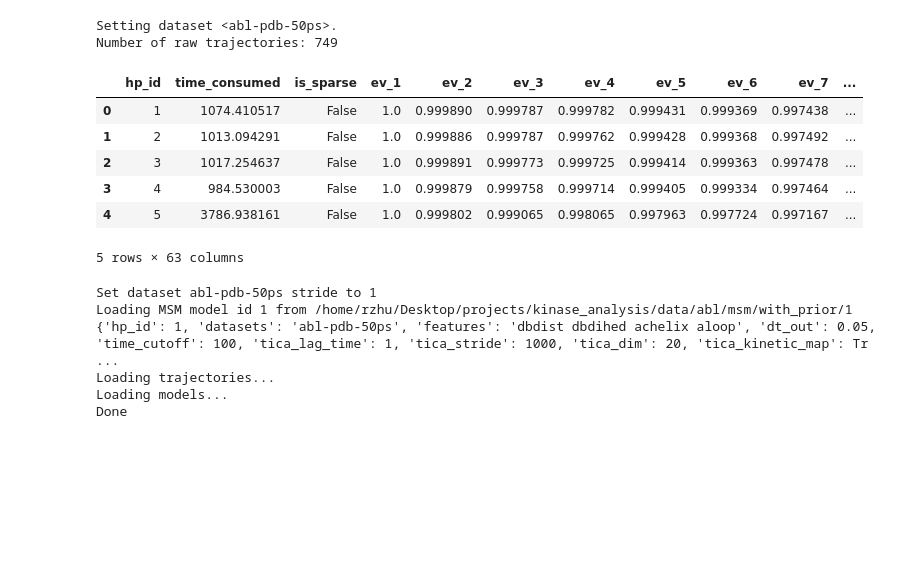
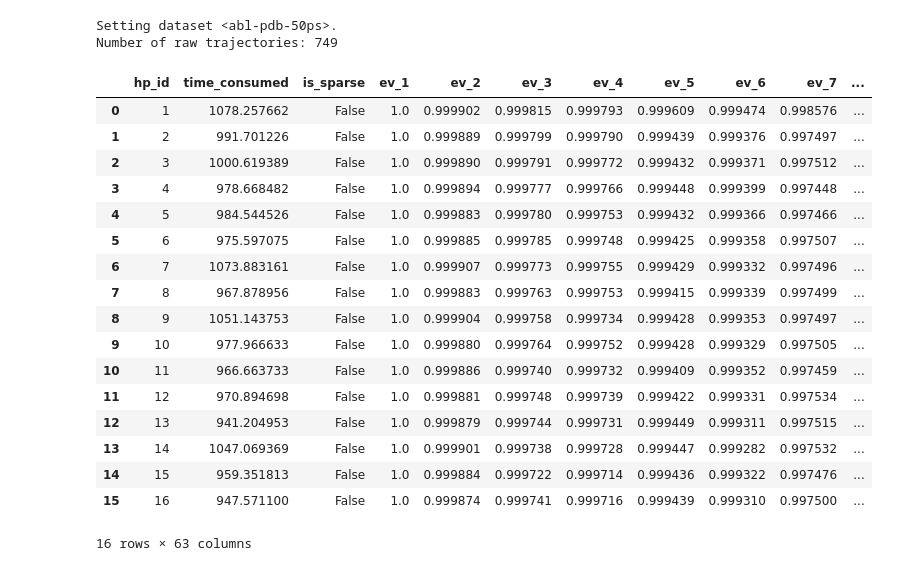
Before and after one commit to meyresearch/kinase_analysis, a Jupyter notebook: notebooks/plotting/plot_convergence.ipynb, the cells around one changed output. Saved outputs shown, nothing was run; the diff lists cells and outputs as text; code cells hidden in the pictures; blank space fills up the shorter version.

```diff
--- a/notebooks/plotting/plot_convergence.ipynb
+++ b/notebooks/plotting/plot_convergence.ipynb
@@ -23,38 +23,40 @@ plt.rcParams['axes.titlesize'] = 18   # Font size for title
 # %%
 protein = 'abl'
 key = 'abl-pdb-50ps' # Dataset key
-study = 'with_prior' # where the results are saved
+study = 'scan_lags' # where the results are saved
 data_path = Path(f'/home/rzhu/Desktop/projects/kinase_analysis/data') # base dir
 
 hps_df = pd.read_csv(data_path/f'{protein}'/'msm'/f'{study}'/'hps.csv')
 TD = TrajData(protein = protein)
 TD.add_dataset(rtraj_dir = Path(f'/arc/abl_processed/'),
                ftraj_dir= data_path / f'{protein}'/ f'{key}' / 'ftrajs',
                dt=0.05,
                key=key)
 study = MSMStudy(hps_table = hps_df,
                  traj_data = TD,
                  wk_dir = data_path/f'{protein}'/'msm'/f'{study}')
 study.observation
 # %% [output]
 Setting dataset <abl-pdb-50ps>.
 Number of raw trajectories: 749
 |  | hp_id | time_consumed | is_sparse | ev_1 | ev_2 | ev_3 | ev_4 | ev_5 | ev_6 | ev_7 | ... |
-| 0 | 1 | 1074.410517 | False | 1.0 | 0.999890 | 0.999787 | 0.999782 | 0.999431 | 0.999369 | 0.997438 | ... |
-| 1 | 2 | 1013.094291 | False | 1.0 | 0.999886 | 0.999787 | 0.999762 | 0.999428 | 0.999368 | 0.997492 | ... |
-| 2 | 3 | 1017.254637 | False | 1.0 | 0.999891 | 0.999773 | 0.999725 | 0.999414 | 0.999363 | 0.997478 | ... |
-| 3 | 4 | 984.530003 | False | 1.0 | 0.999879 | 0.999758 | 0.999714 | 0.999405 | 0.999334 | 0.997464 | ... |
-| 4 | 5 | 3786.938161 | False | 1.0 | 0.999802 | 0.999065 | 0.998065 | 0.997963 | 0.997724 | 0.997167 | ... |
+| 0 | 1 | 1078.257662 | False | 1.0 | 0.999902 | 0.999815 | 0.999793 | 0.999609 | 0.999474 | 0.998576 | ... |
+| 1 | 2 | 991.701226 | False | 1.0 | 0.999889 | 0.999799 | 0.999790 | 0.999439 | 0.999376 | 0.997497 | ... |
+| 2 | 3 | 1000.619389 | False | 1.0 | 0.999890 | 0.999791 | 0.999772 | 0.999432 | 0.999371 | 0.997512 | ... |
+| 3 | 4 | 978.668482 | False | 1.0 | 0.999894 | 0.999777 | 0.999766 | 0.999448 | 0.999399 | 0.997448 | ... |
+| 4 | 5 | 984.544526 | False | 1.0 | 0.999883 | 0.999780 | 0.999753 | 0.999432 | 0.999366 | 0.997466 | ... |
+| 5 | 6 | 975.597075 | False | 1.0 | 0.999885 | 0.999785 | 0.999748 | 0.999425 | 0.999358 | 0.997507 | ... |
+| 6 | 7 | 1073.883161 | False | 1.0 | 0.999907 | 0.999773 | 0.999755 | 0.999429 | 0.999332 | 0.997496 | ... |
+| 7 | 8 | 967.878956 | False | 1.0 | 0.999883 | 0.999763 | 0.999753 | 0.999415 | 0.999339 | 0.997499 | ... |
+| 8 | 9 | 1051.143753 | False | 1.0 | 0.999904 | 0.999758 | 0.999734 | 0.999428 | 0.999353 | 0.997497 | ... |
+| 9 | 10 | 977.966633 | False | 1.0 | 0.999880 | 0.999764 | 0.999752 | 0.999428 | 0.999329 | 0.997505 | ... |
+| 10 | 11 | 966.663733 | False | 1.0 | 0.999886 | 0.999740 | 0.999732 | 0.999409 | 0.999352 | 0.997459 | ... |
+| 11 | 12 | 970.894698 | False | 1.0 | 0.999881 | 0.999748 | 0.999739 | 0.999422 | 0.999331 | 0.997534 | ... |
+| 12 | 13 | 941.204953 | False | 1.0 | 0.999879 | 0.999744 | 0.999731 | 0.999449 | 0.999311 | 0.997515 | ... |
+| 13 | 14 | 1047.069369 | False | 1.0 | 0.999901 | 0.999738 | 0.999728 | 0.999447 | 0.999282 | 0.997532 | ... |
+| 14 | 15 | 959.351813 | False | 1.0 | 0.999884 | 0.999722 | 0.999714 | 0.999436 | 0.999322 | 0.997476 | ... |
+| 15 | 16 | 947.571100 | False | 1.0 | 0.999874 | 0.999741 | 0.999716 | 0.999439 | 0.999310 | 0.997500 | ... |
-5 rows × 63 columns
+16 rows × 63 columns
-# %%
-study.set_hp_id(1)
-# %% [output]
-Set dataset abl-pdb-50ps stride to 1
-Loading MSM model id 1 from /home/rzhu/Desktop/projects/kinase_analysis/data/abl/msm/with_prior/1
-{'hp_id': 1, 'datasets': 'abl-pdb-50ps', 'features': 'dbdist dbdihed achelix aloop', 'dt_out': 0.05, 'time_cutoff': 100, 'tica_lag_time': 1, 'tica_stride': 1000, 'tica_dim': 20, 'tica_kinetic_map': Tr ...
-Loading trajectories...
-Loading models...
-Done
 # %%
 study.hps_table
 # %% [output]
```
Also changed, not shown: parts of 6 cells of this notebook, 32 other files.
